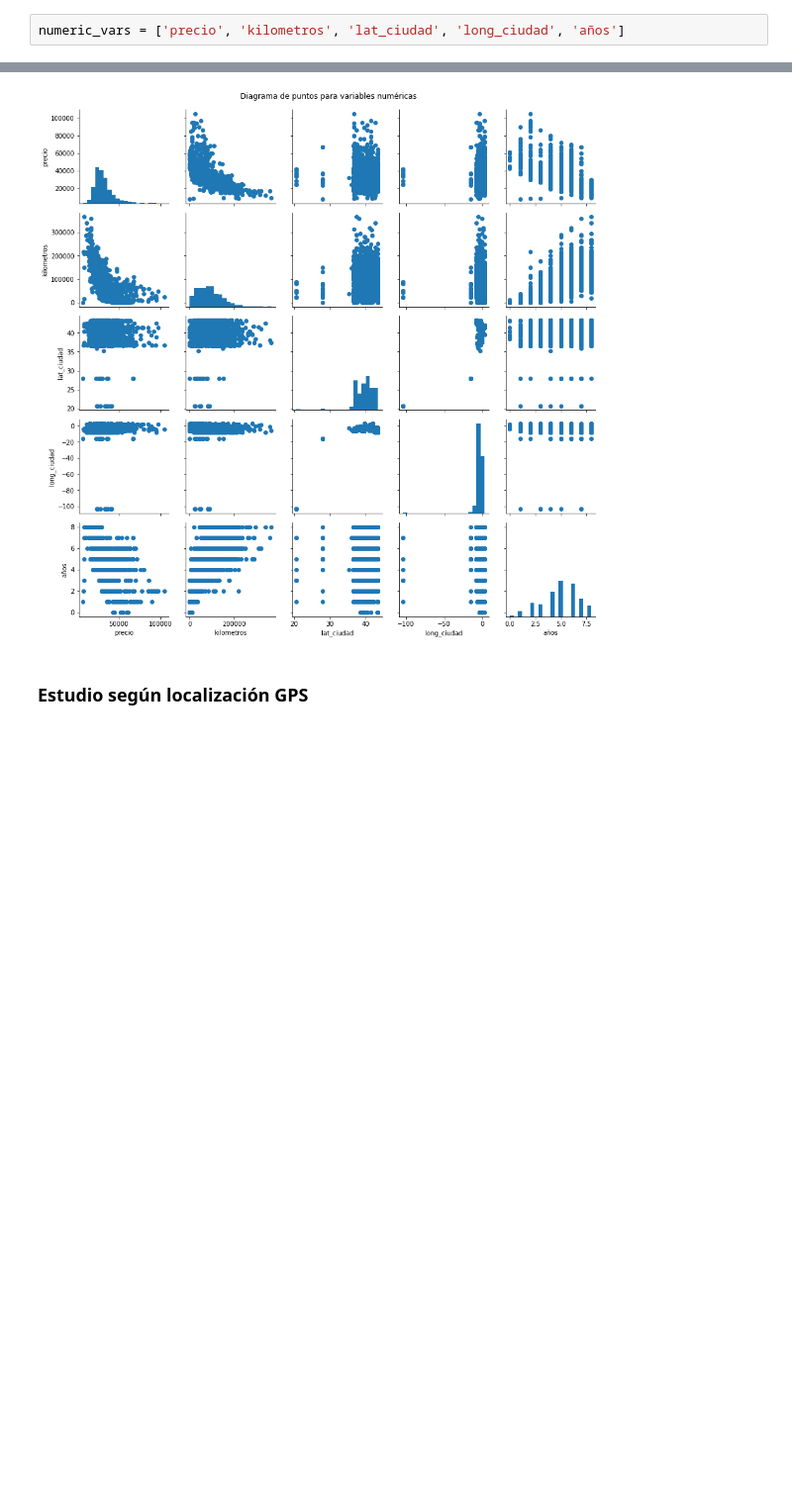
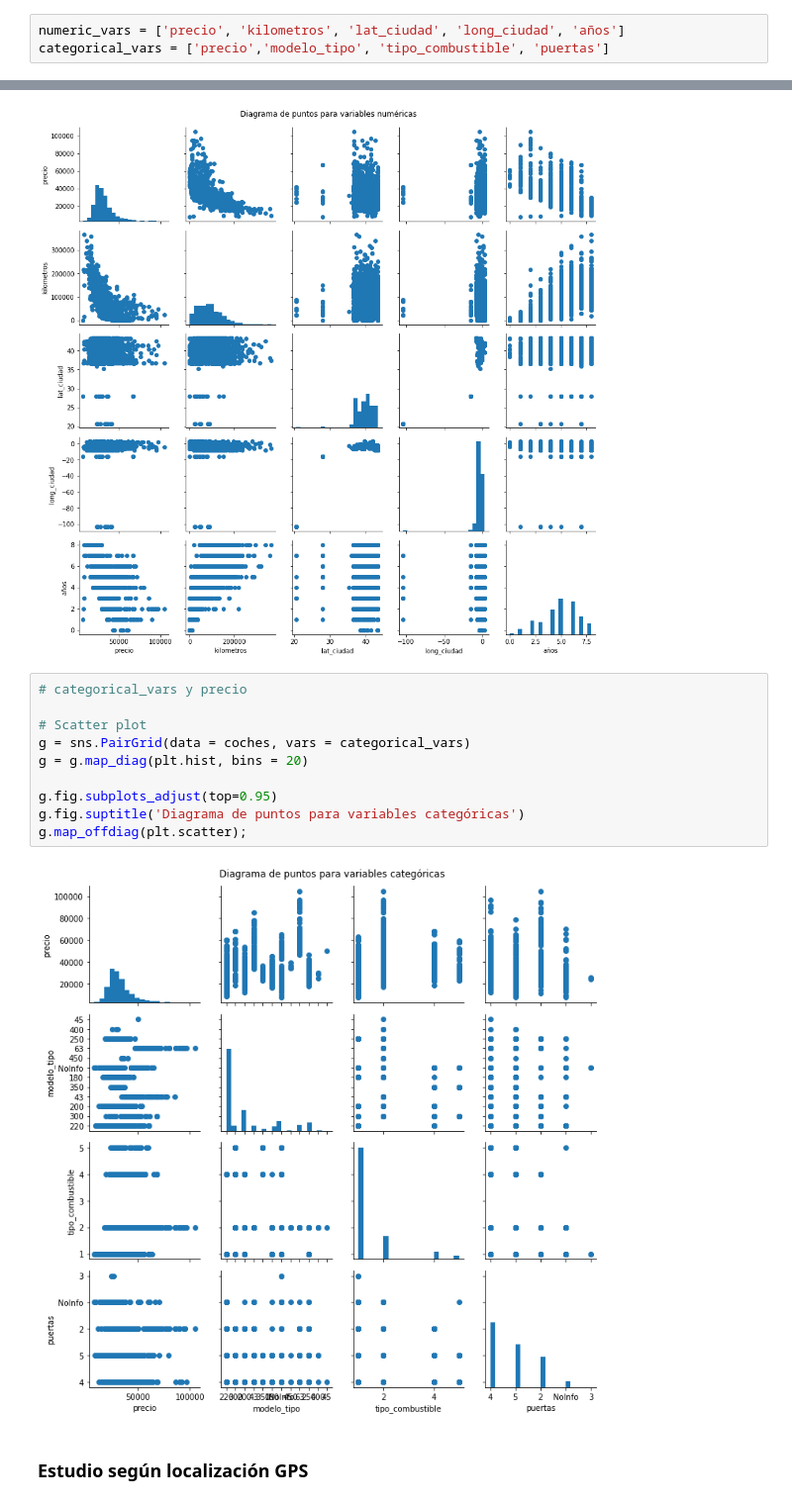
Before and after one commit to JAlonMor/Webscraping, a Jupyter notebook: EDA_coches.ipynb, the cells around one changed output, grey strips where cells are left out. Shown at 99% size. Drawn from its saved outputs; the diff is of its cells as text; blank space fills up the shorter version.

```diff
--- a/EDA_coches.ipynb
+++ b/EDA_coches.ipynb
@@ -497,6 +498,7 @@ plt.show();
 ## Poner matriz de correlación con heatmap
 # %%
 numeric_vars = ['precio', 'kilometros', 'lat_ciudad', 'long_ciudad', 'años']
+categorical_vars = ['precio','modelo_tipo', 'tipo_combustible', 'puertas']
 # %%
 # correlation plot
 plt.figure(figsize = [8, 5])
@@ -519,5 +521,17 @@ g.fig.suptitle('Diagrama de puntos para variables numéricas')
 g.map_offdiag(plt.scatter);
 # %% [output]
 [figure]
+# %%
+# categorical_vars y precio
+
+# Scatter plot
+g = sns.PairGrid(data = coches, vars = categorical_vars)
+g = g.map_diag(plt.hist, bins = 20)
+
+g.fig.subplots_adjust(top=0.95)
+g.fig.suptitle('Diagrama de puntos para variables categóricas')
+g.map_offdiag(plt.scatter);
+# %% [output]
+[figure, added]
 # %% [markdown]
 ### Estudio según localización GPS
```
Also changed, not shown: parts of 10 cells of this notebook.
